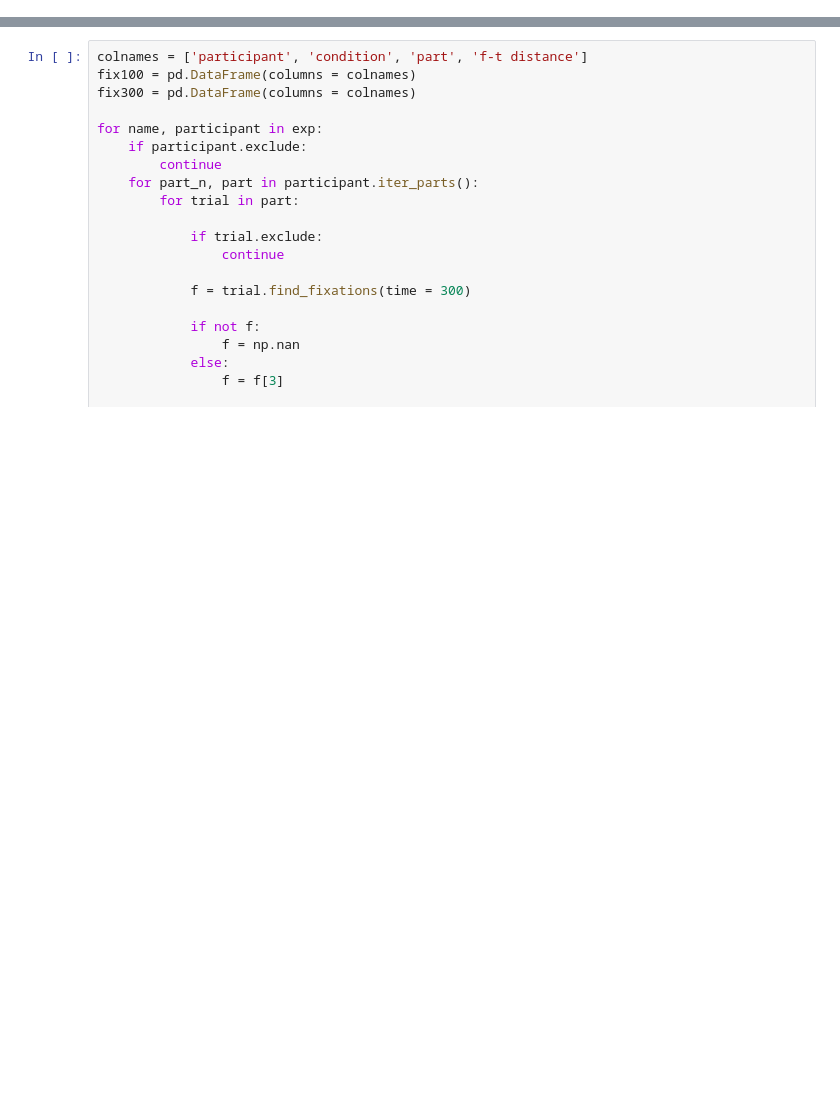
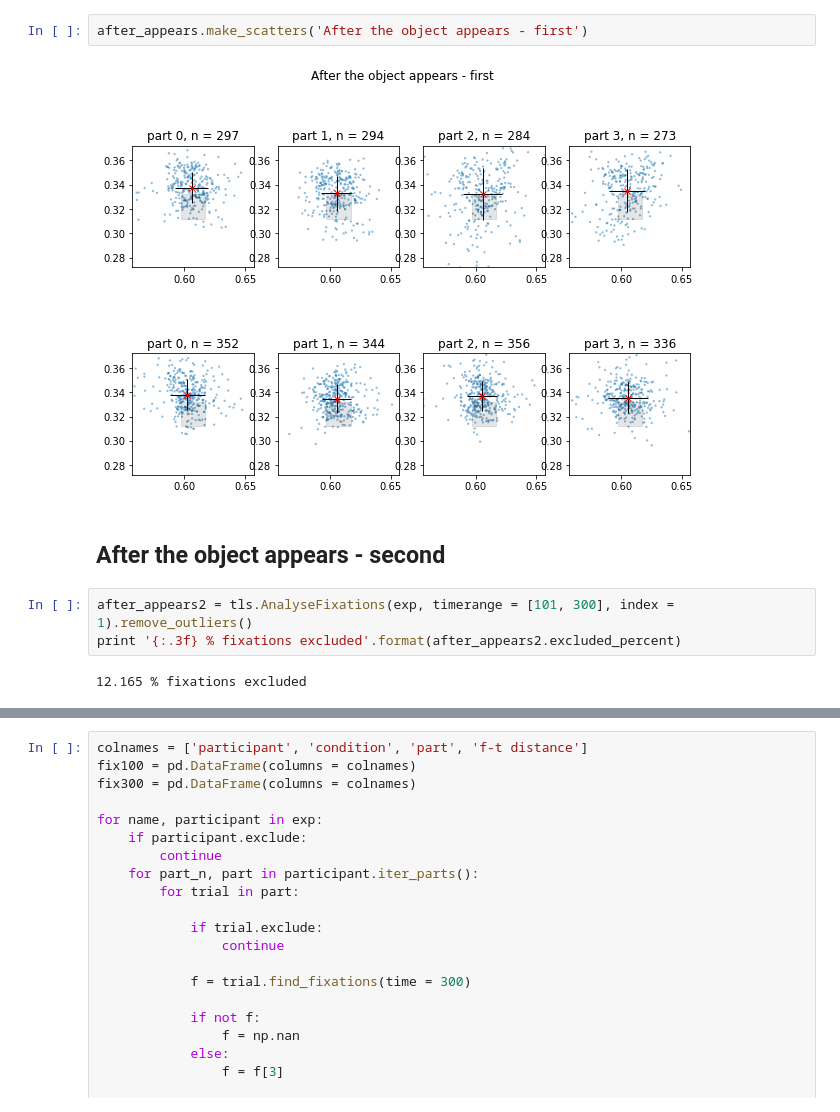
Before and after one commit to Roman-Belenya/predictive-eye-movements, a Jupyter notebook: Analysis.ipynb, the cells around one changed output, grey strips where cells are left out. Saved outputs shown, nothing was run; the diff lists cells and outputs as text; blank space fills up the shorter version.

```diff
--- a/Analysis.ipynb
+++ b/Analysis.ipynb
@@ -96,0 +83,11 @@ for i, row in enumerate(axs):
+# %%
+after_appears.make_scatters('After the object appears - first')
+# %% [output]
+[figure, added]
+# %% [markdown]
+## After the object appears - second
+# %%
+after_appears2 = tls.AnalyseFixations(exp, timerange = [101, 300], index = 1).remove_outliers()
+print '{:.3f} % fixations excluded'.format(after_appears2.excluded_percent)
+# %% [output]
+12.165 % fixations excluded
```
Also changed, not shown: parts of 22 cells of this notebook, 3 other files.
